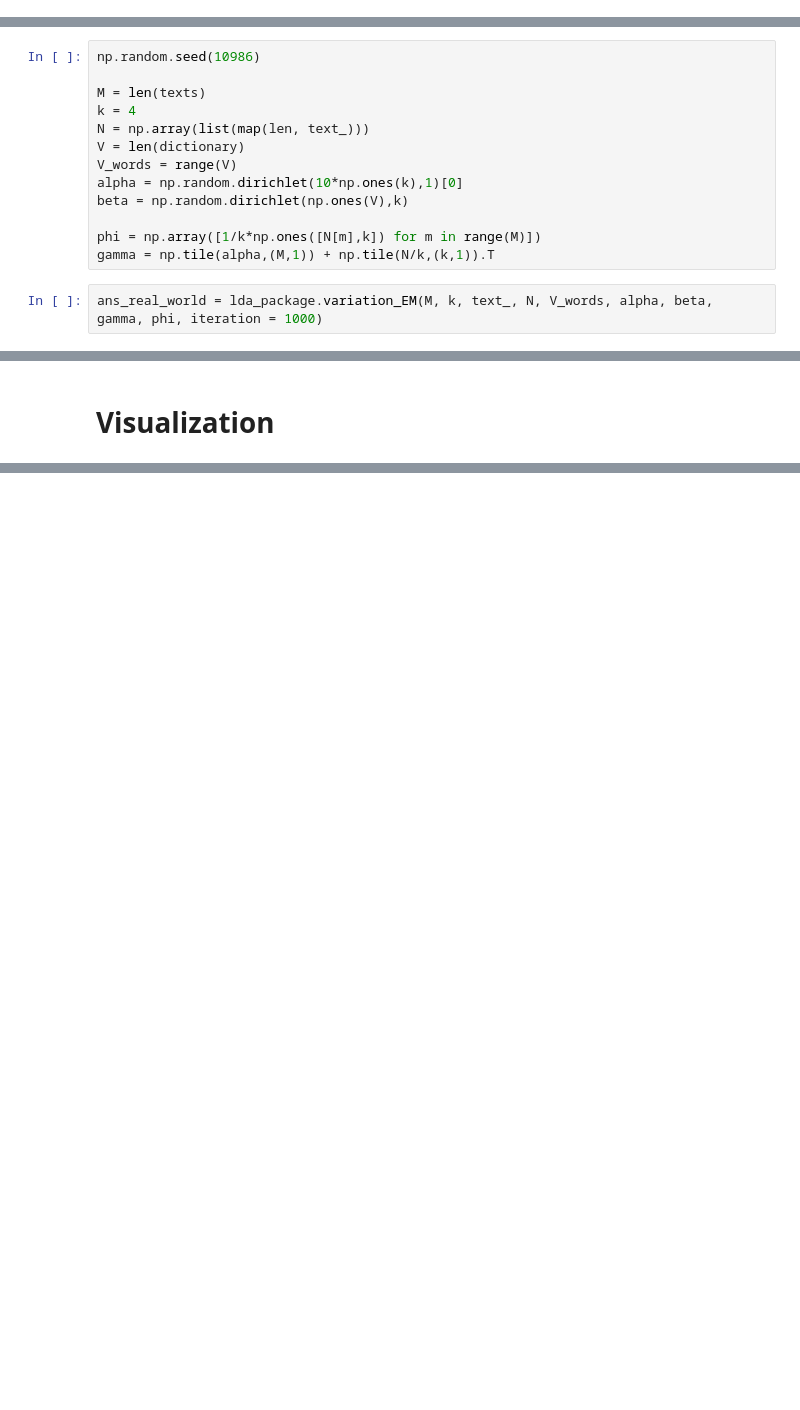
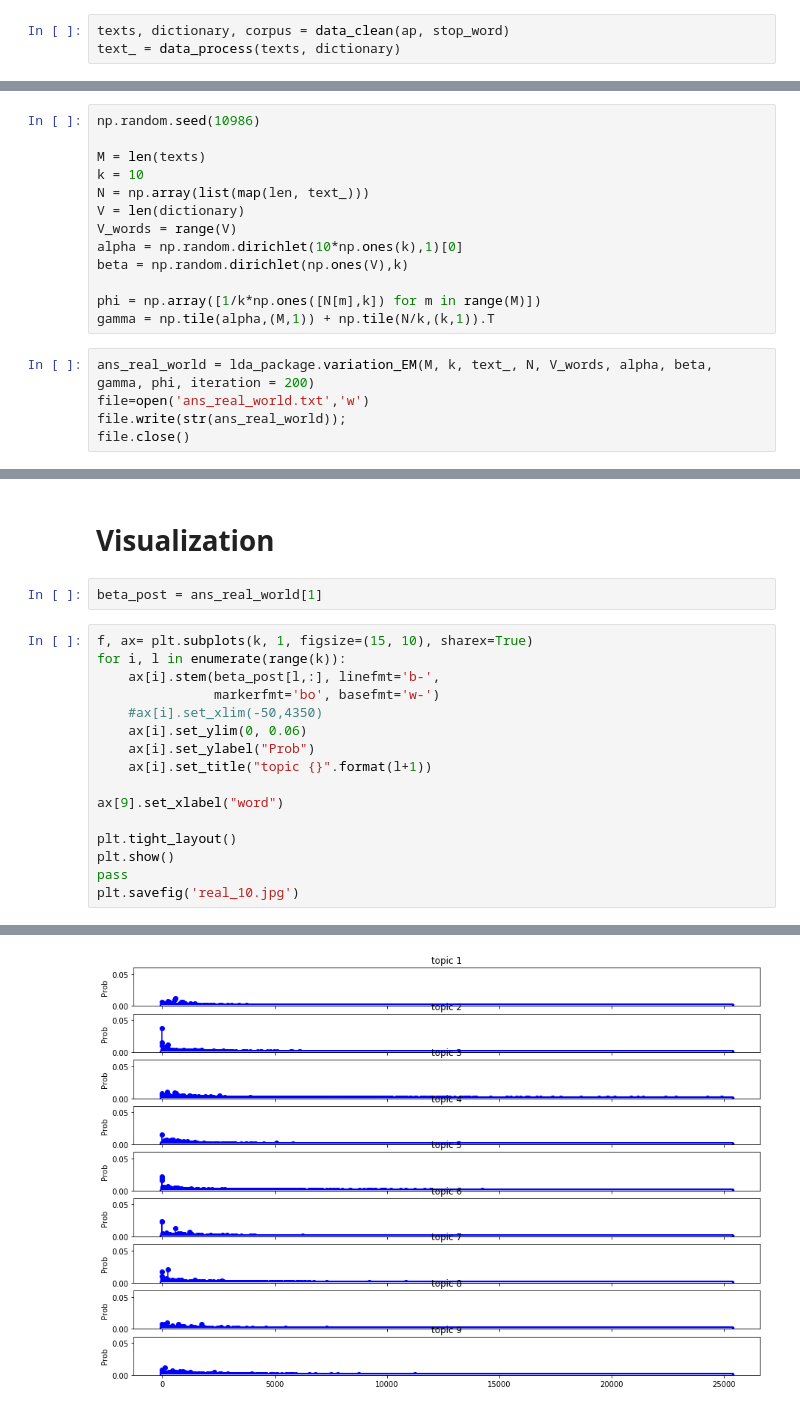
Before and after one commit to yangbaovera/663-Final-Project, a Jupyter notebook: Example.ipynb, the cells around one changed output, grey strips where cells are left out. Drawn from its saved outputs; the diff is of its cells as text; blank space fills up the shorter version.

```diff
--- a/Example.ipynb
+++ b/Example.ipynb
@@ -264,0 +184,3 @@ for i in range(len(texts)):
+# %%
+texts, dictionary, corpus = data_clean(ap, stop_word)
+text_ = data_process(texts, dictionary)
@@ -266,7 +192,7 @@ for i in range(len(texts)):
 np.random.seed(10986)
 
 M = len(texts)
-k = 4
+k = 10
 N = np.array(list(map(len, text_)))
 V = len(dictionary)
 V_words = range(V)
@@ -276,4 +202,7 @@ beta = np.random.dirichlet(np.ones(V),k)
 phi = np.array([1/k*np.ones([N[m],k]) for m in range(M)])
 gamma = np.tile(alpha,(M,1)) + np.tile(N/k,(k,1)).T
 # %%
-ans_real_world = lda_package.variation_EM(M, k, text_, N, V_words, alpha, beta, gamma, phi, iteration = 1000)
+ans_real_world = lda_package.variation_EM(M, k, text_, N, V_words, alpha, beta, gamma, phi, iteration = 200)
+file=open('ans_real_world.txt','w')
+file.write(str(ans_real_world));
+file.close()
@@ -284,2 +209,21 @@ ans_real_world = lda_package.variation_EM(M, k, text_, N, V_words, alpha, beta,
 # %% [markdown]
 # Visualization
+# %%
+beta_post = ans_real_world[1]
+# %%
+f, ax= plt.subplots(k, 1, figsize=(15, 10), sharex=True)
+for i, l in enumerate(range(k)):
+    ax[i].stem(beta_post[l,:], linefmt='b-',
+               markerfmt='bo', basefmt='w-')
+    #ax[i].set_xlim(-50,4350)
+    ax[i].set_ylim(0, 0.06)
+    ax[i].set_ylabel("Prob")
+    ax[i].set_title("topic {}".format(l+1))
+
+ax[9].set_xlabel("word")
+
+plt.tight_layout()
+plt.show()
+pass
+plt.savefig('real_10.jpg')
+# %% [output]
@@ -286,3 +231,4 @@ ans_real_world = lda_package.variation_EM(M, k, text_, N, V_words, alpha, beta,
+[figure, added]
 # %%
 f, ax= plt.subplots(k, 1, figsize=(8, 6), sharex=True)
 for i, l in enumerate(range(k)):
```
Also changed, not shown: parts of 15 cells of this notebook, 1 other file.
